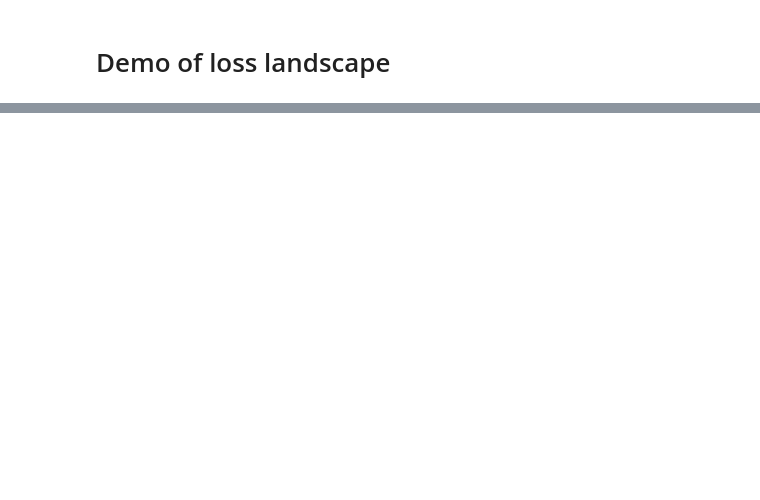
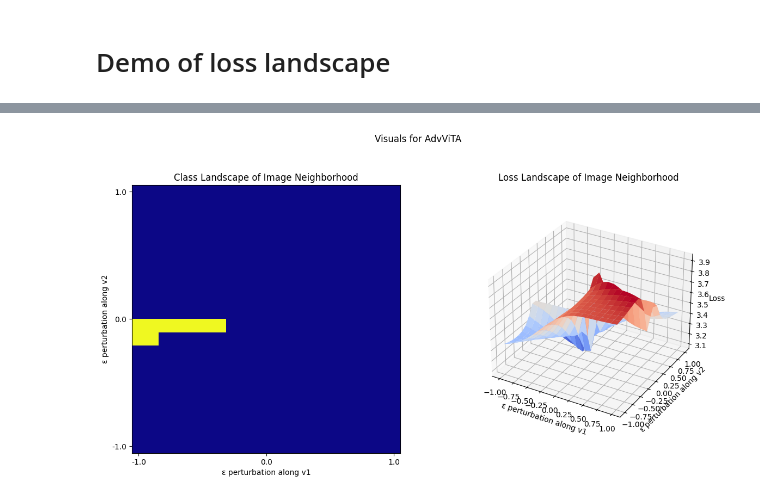
Before and after one commit to duedahl/AdversarialRobustness, a Jupyter notebook: landscapeVisuals.ipynb, the cells around one changed output, grey strips where cells are left out. Saved outputs shown, nothing was run; the diff lists cells and outputs as text; code cells hidden in the pictures; blank space fills up the shorter version.

```diff
--- a/landscapeVisuals.ipynb
+++ b/landscapeVisuals.ipynb
@@ -141,0 +190,6 @@ plotBoth(X, Y, lossgrid, classgrid)
+# %%
+X1, Y1, lossgrid1, classgrid1 = calcGrids(model1, image, label, scale=1e3, num_points=20, directions=(grad0, randvec))
+# %%
+plotBoth(X1, Y1, lossgrid1, classgrid1, title="Visuals for AdvViTA")
+# %% [output]
+[figure, added]
```
Also changed, not shown: parts of 13 cells of this notebook.
